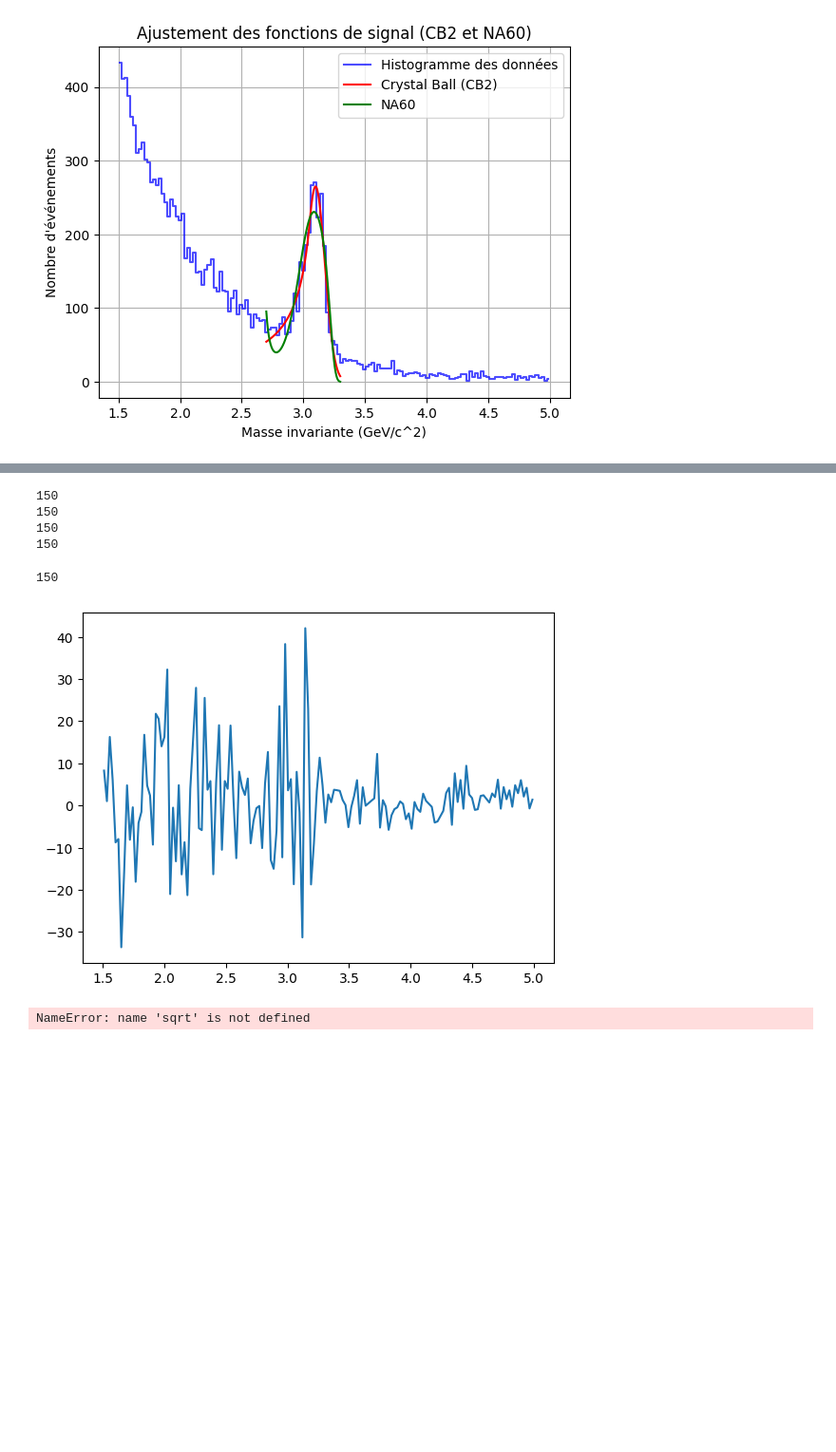
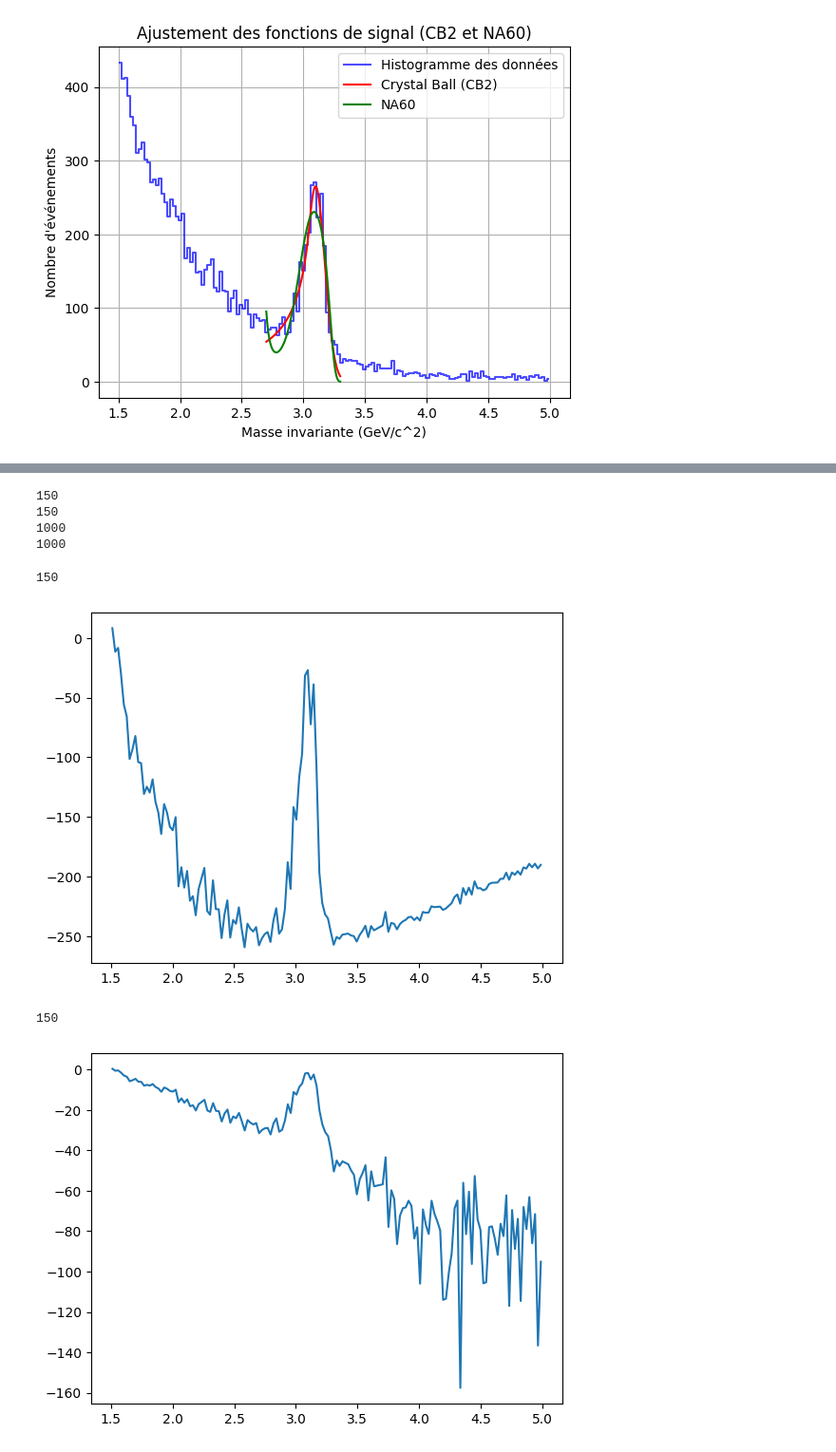
Before and after one commit to nantes-m2-rps-exp/qqbar2mumu-2024, a Jupyter notebook: notebooks/Discrimination.ipynb, the cells around one changed output, grey strips where cells are left out. Shown at 95% size. Drawn from its saved outputs; the diff is of its cells as text; code cells hidden in the pictures; blank space fills up the shorter version.

```diff
--- a/notebooks/Discrimination.ipynb
+++ b/notebooks/Discrimination.ipynb
@@ -390,7 +390,7 @@ def combined_function(x, N_de, a1, a2, alpha, N_cb, mu, sigma, alpha_cb, n):
 
 # Paramètres initiaux et bornes
 initial_params = [
-    1e3, -0.9, -3, 10, 2e6, 3.0, 0.07, 0.5, 1
+    4e2, -1.17, -1.5, 10, 43, 3.0, 0.07, 0.7, 1
 ]
 
 bounds = (
@@ -489,8 +489,6 @@ plt.step(bin_centers, y_data, where="mid", label="Histogramme des données", col
 plt.plot(x_fit, y_fit, label="Ajustement global (DE + CB2)", color="red", linewidth=2)
 plt.plot(x_fit, y_de, label="Composante DE (Double Exponentielle)", color="green", linestyle="--", linewidth=1.5)
 plt.plot(x_fit, y_cb2, label="Composante CB2 (Crystal Ball)", color="orange", linestyle="--", linewidth=1.5)
-#plt.plot(x_fit, y_de_high, label='valeur haute')
-plt.plot(x_fit, y_de_low, label='valeur basse')
 
 
 # Mise en forme
@@ -527,24 +525,25 @@ print(len(x_fit))
 # %% [output]
 150
 150
-150
-150
+1000
+1000
 # %%
 import math
 residus = []
 for i in range(len(y_data)):
     residus.append(y_data[i]-y_fit[i])
 print(len(residus))
 plt.plot(x_data,residus)
 plt.show()
 
 pull = []
 for i in range(len(y_data)):
-    pull.append((y_data[i]-y_fit[i])/((y_data[i])**(1/2))
+    pull.append((y_data[i]-y_fit[i])/((y_data[i])**(1/2)))
 print(len(pull))
 plt.plot(x_data,pull)
 plt.show()
 # %% [output]
 150
-[figure, old version]
+[figure, new version]
-NameError: name 'sqrt' is not defined
+150
+[figure, added]
```
Also changed, not shown: parts of 1 cell of this notebook.
